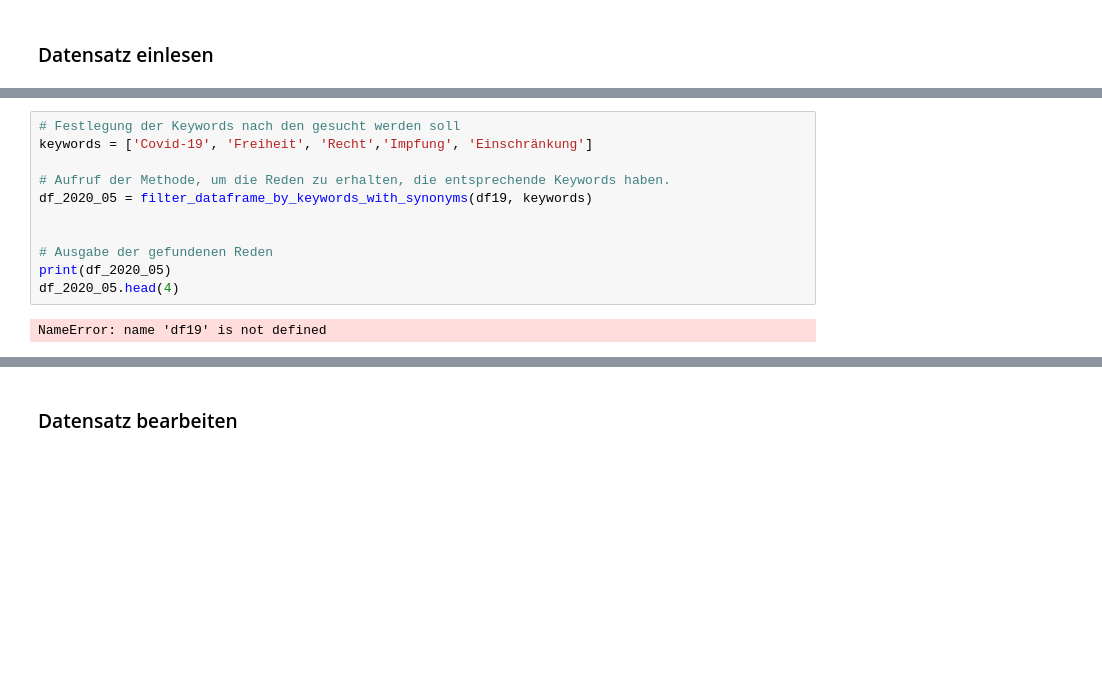
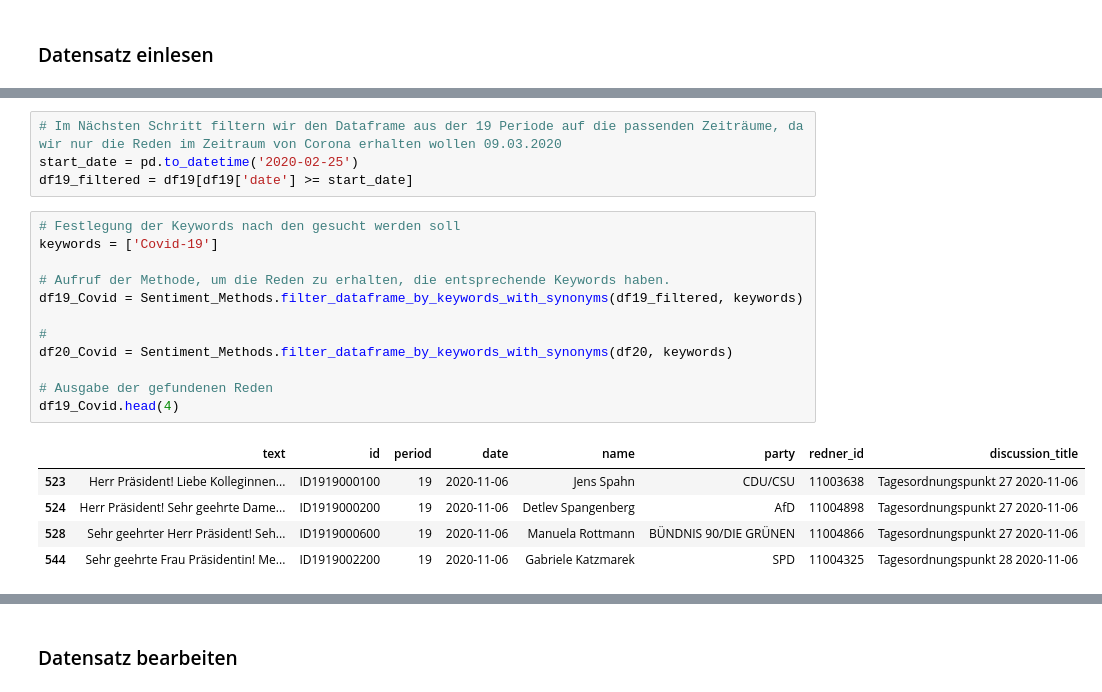
Before and after one commit to PHofmannn/Politische-Debatten, a Jupyter notebook: Data_Preprocessing.ipynb, the cells around one changed output, grey strips where cells are left out. Saved outputs shown, nothing was run; the diff lists cells and outputs as text; blank space fills up the shorter version.

```diff
--- a/Data_Preprocessing.ipynb
+++ b/Data_Preprocessing.ipynb
@@ -351,16 +65,25 @@ df20.sort_values(by='date')
 | 9138 | Frau Präsidentin! Herr Staatssekr... | ID209804000 | 18 | 2023-04-21 | Mechthilde Wittmann | CDU/CSU | 11005261 | Tagesordnungspunkt 13 2023-04-21 |
 | 9164 | Frau Präsidentin! Meine Damen und... | ID209806600 | 18 | 2023-04-21 | Sascha Müller | BÜNDNIS 90/DIE GRÜNEN | 11005162 | Tagesordnungspunkt 22 2023-04-21 |
 10791 rows × 8 columns
+# %%
+# Im Nächsten Schritt filtern wir den Dataframe aus der 19 Periode auf die passenden Zeiträume, da wir nur die Reden im Zeitraum von Corona erhalten wollen 09.03.2020
+start_date = pd.to_datetime('2020-02-25')
+df19_filtered = df19[df19['date'] >= start_date]
 # %%
 # Festlegung der Keywords nach den gesucht werden soll
-keywords = ['Covid-19', 'Freiheit', 'Recht','Impfung', 'Einschränkung']
+keywords = ['Covid-19']
 
 # Aufruf der Methode, um die Reden zu erhalten, die entsprechende Keywords haben.
-df_2020_05 = filter_dataframe_by_keywords_with_synonyms(df19, keywords)
+df19_Covid = Sentiment_Methods.filter_dataframe_by_keywords_with_synonyms(df19_filtered, keywords)
 
+#
+df20_Covid = Sentiment_Methods.filter_dataframe_by_keywords_with_synonyms(df20, keywords)
 
 # Ausgabe der gefundenen Reden
-print(df_2020_05)
-df_2020_05.head(4)
+df19_Covid.head(4)
 # %% [output]
-NameError: name 'df19' is not defined
+|  | text | id | period | date | name | party | redner_id | discussion_title |
+| 523 | Herr Präsident! Liebe Kolleginnen... | ID1919000100 | 19 | 2020-11-06 | Jens Spahn | CDU/CSU | 11003638 | Tagesordnungspunkt 27 2020-11-06 |
+| 524 | Herr Präsident! Sehr geehrte Dame... | ID1919000200 | 19 | 2020-11-06 | Detlev Spangenberg | AfD | 11004898 | Tagesordnungspunkt 27 2020-11-06 |
+| 528 | Sehr geehrter Herr Präsident! Seh... | ID1919000600 | 19 | 2020-11-06 | Manuela Rottmann | BÜNDNIS 90/DIE GRÜNEN | 11004866 | Tagesordnungspunkt 27 2020-11-06 |
+| 544 | Sehr geehrte Frau Präsidentin! Me... | ID1919002200 | 19 | 2020-11-06 | Gabriele Katzmarek | SPD | 11004325 | Tagesordnungspunkt 28 2020-11-06 |
```
Also changed, not shown: parts of 16 cells of this notebook, 2 other files.
